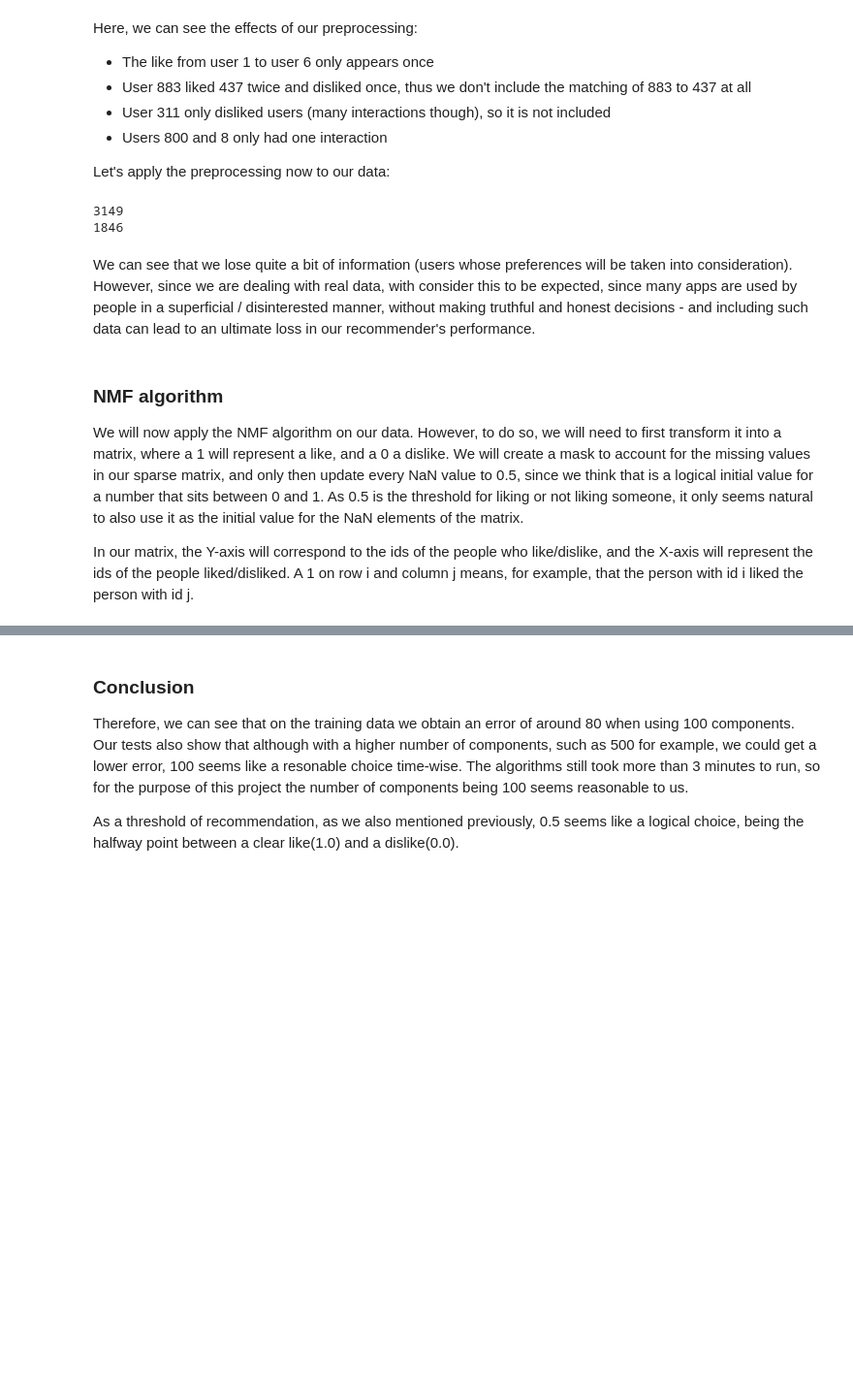
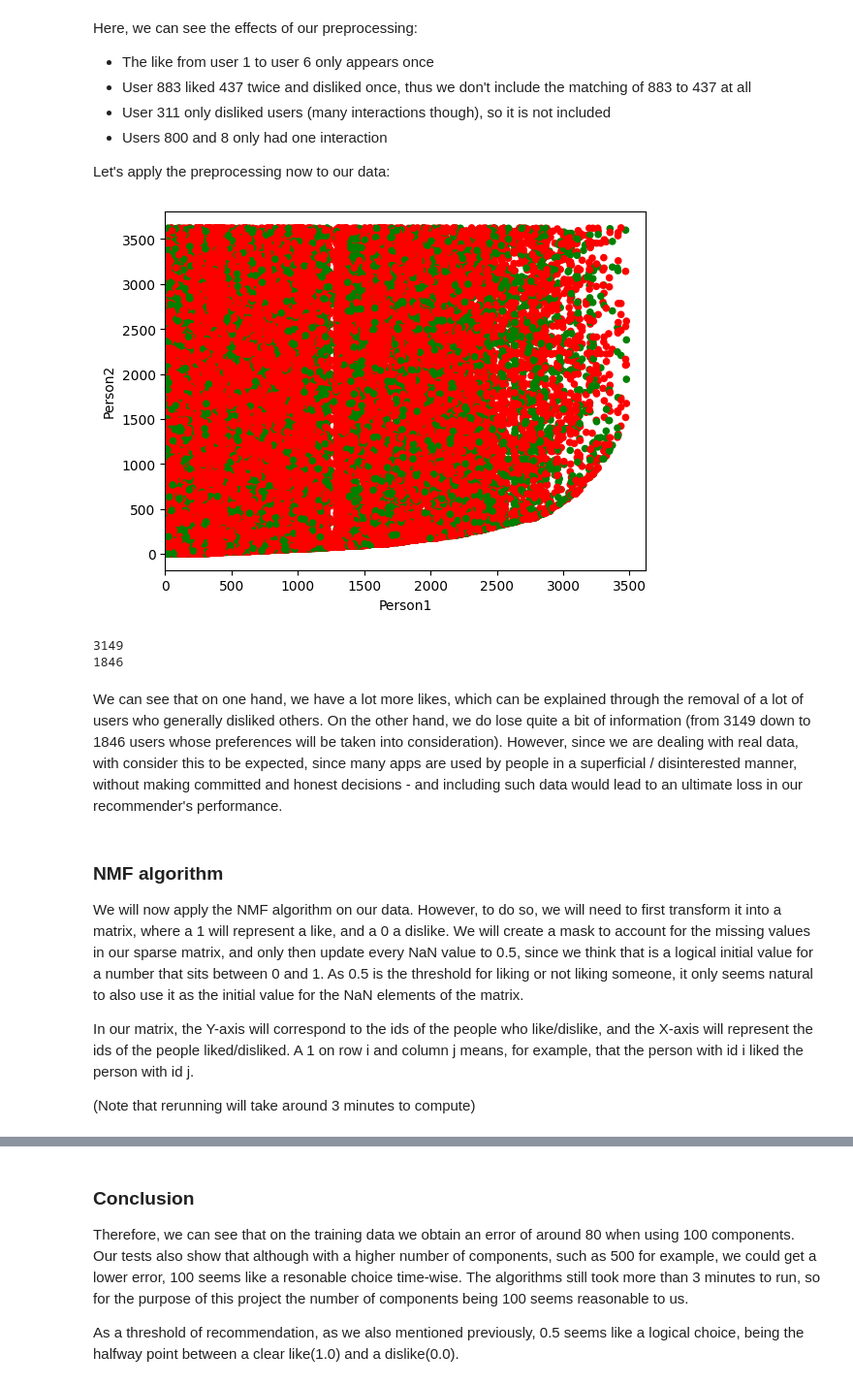
Before and after one commit to SirbayC/Recommender-System-NMF-MinHash, a Jupyter notebook: RSNM.ipynb, the cells around one changed output, grey strips where cells are left out. Shown at 97% size. Drawn from its saved outputs; the diff is of its cells as text; code cells hidden in the pictures; blank space fills up the shorter version.

```diff
--- a/RSNM.ipynb
+++ b/RSNM.ipynb
@@ -162,20 +162,23 @@ Here, we can see the effects of our preprocessing:
 Let's apply the preprocessing now to our data:
 # %%
 train_data = preprocess(raw_data)
-
+visualize_data(train_data)
 print(len(set(raw_data["user_from_id"])))
 print(len(set(train_data["user_from_id"])))
 # %% [output]
+[figure, added]
 3149
 1846
 # %% [markdown]
-We can see that we lose quite a bit of information (users whose preferences will be taken into consideration). However, since we are dealing with real data, with consider this to be expected, since many apps are used by people in a superficial / disinterested manner, without making truthful and honest decisions - and including such data can lead to an ultimate loss in our recommender's performance.
+We can see that on one hand, we have a lot more likes, which can be explained through the removal of a lot of users who generally disliked others. On the other hand, we do lose quite a bit of information (from 3149 down to 1846 users whose preferences will be taken into consideration). However, since we are dealing with real data, with consider this to be expected, since many apps are used by people in a superficial / disinterested manner, without making committed and honest decisions - and including such data would lead to an ultimate loss in our recommender's performance.
 # %% [markdown]
 ### NMF algorithm
 
 We will now apply the NMF algorithm on our data. However, to do so, we will need to first transform it into a matrix, where a 1 will represent a like, and a 0 a dislike. We will create a mask to account for the missing values in our sparse matrix, and only then update every NaN value to 0.5, since we think that is a logical initial value for a number that sits between 0 and 1. As 0.5 is the threshold for liking or not liking someone, it only seems natural to also use it as the initial value for the NaN elements of the matrix.
 
 In our matrix, the Y-axis will correspond to the ids of the people who like/dislike, and the X-axis will represent the ids of the people liked/disliked. A 1 on row i and column j means, for example, that the person with id i liked the person with id j.
+
+(Note that rerunning will take around 3 minutes to compute)
 # %%
 train_data['is_like'] = train_data['is_like'].map({True: 1, False: 0})
 matrix = train_data.pivot_table(index='user_from_id', columns='user_to_id', values='is_like')
```
Also changed, not shown: parts of 19 cells of this notebook.
